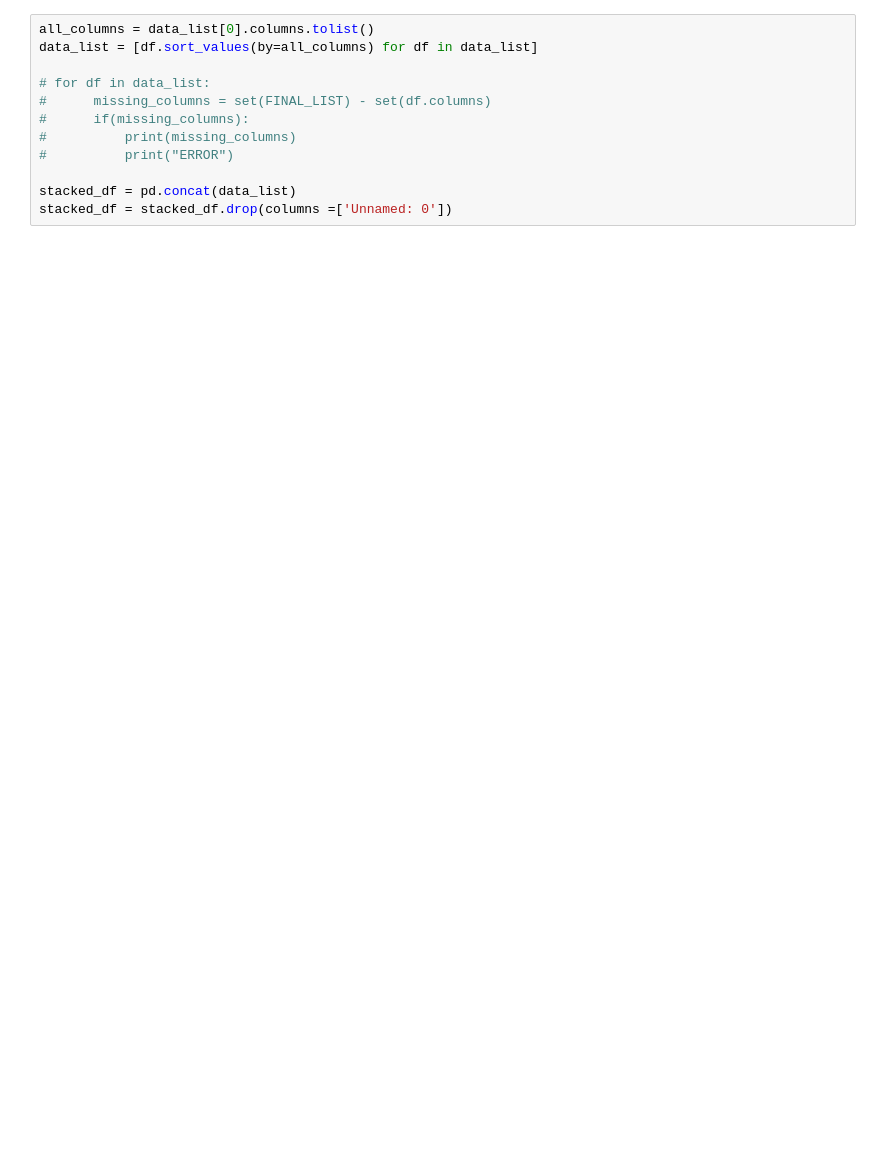
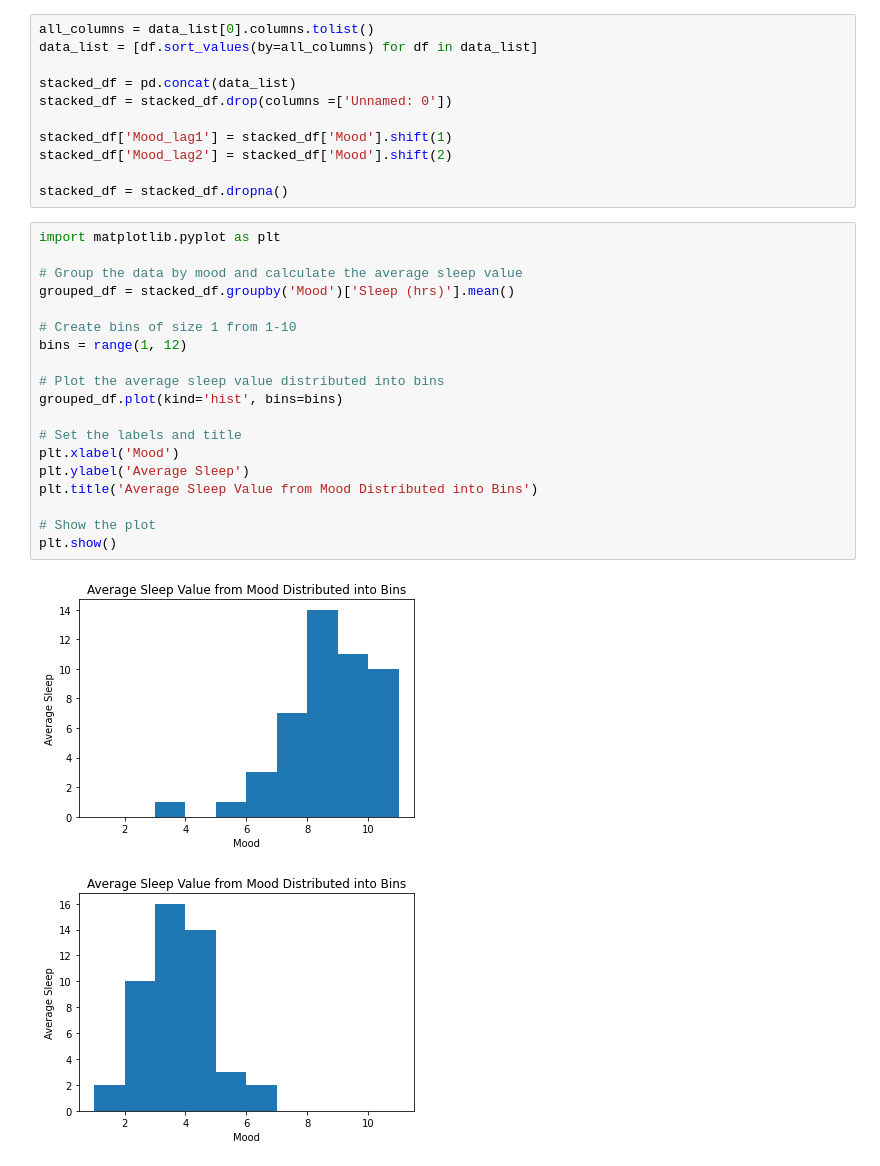
Before and after one commit to David-Feldt/Mood-Ai, a Jupyter notebook: Mood AI.ipynb, the cells around one changed output. Cells and saved outputs as stored; diff of their text form; blank space fills up the shorter version.

Commit message:
Finalized

```diff
--- a/Mood AI.ipynb
+++ b/Mood AI.ipynb
@@ -399,11 +377,32 @@ data_list = add_missing_columns(data_list, FINAL_LIST)
 all_columns = data_list[0].columns.tolist()
 data_list = [df.sort_values(by=all_columns) for df in data_list]
 
-# for df in data_list:
-#      missing_columns = set(FINAL_LIST) - set(df.columns)
-#      if(missing_columns):
-#          print(missing_columns)
-#          print("ERROR")
-
 stacked_df = pd.concat(data_list)
 stacked_df = stacked_df.drop(columns =['Unnamed: 0'])
+
+stacked_df['Mood_lag1'] = stacked_df['Mood'].shift(1)
+stacked_df['Mood_lag2'] = stacked_df['Mood'].shift(2)
+
+stacked_df = stacked_df.dropna()
+# %%
+import matplotlib.pyplot as plt
+
+# Group the data by mood and calculate the average sleep value
+grouped_df = stacked_df.groupby('Mood')['Sleep (hrs)'].mean()
+
+# Create bins of size 1 from 1-10
+bins = range(1, 12)
+
+# Plot the average sleep value distributed into bins
+grouped_df.plot(kind='hist', bins=bins)
+
+# Set the labels and title
+plt.xlabel('Mood')
+plt.ylabel('Average Sleep')
+plt.title('Average Sleep Value from Mood Distributed into Bins')
+
+# Show the plot
+plt.show()
+# %% [output]
+[figure, added]
+[figure, added]
```
Also changed, not shown: parts of 9 cells of this notebook, 3 other files.
